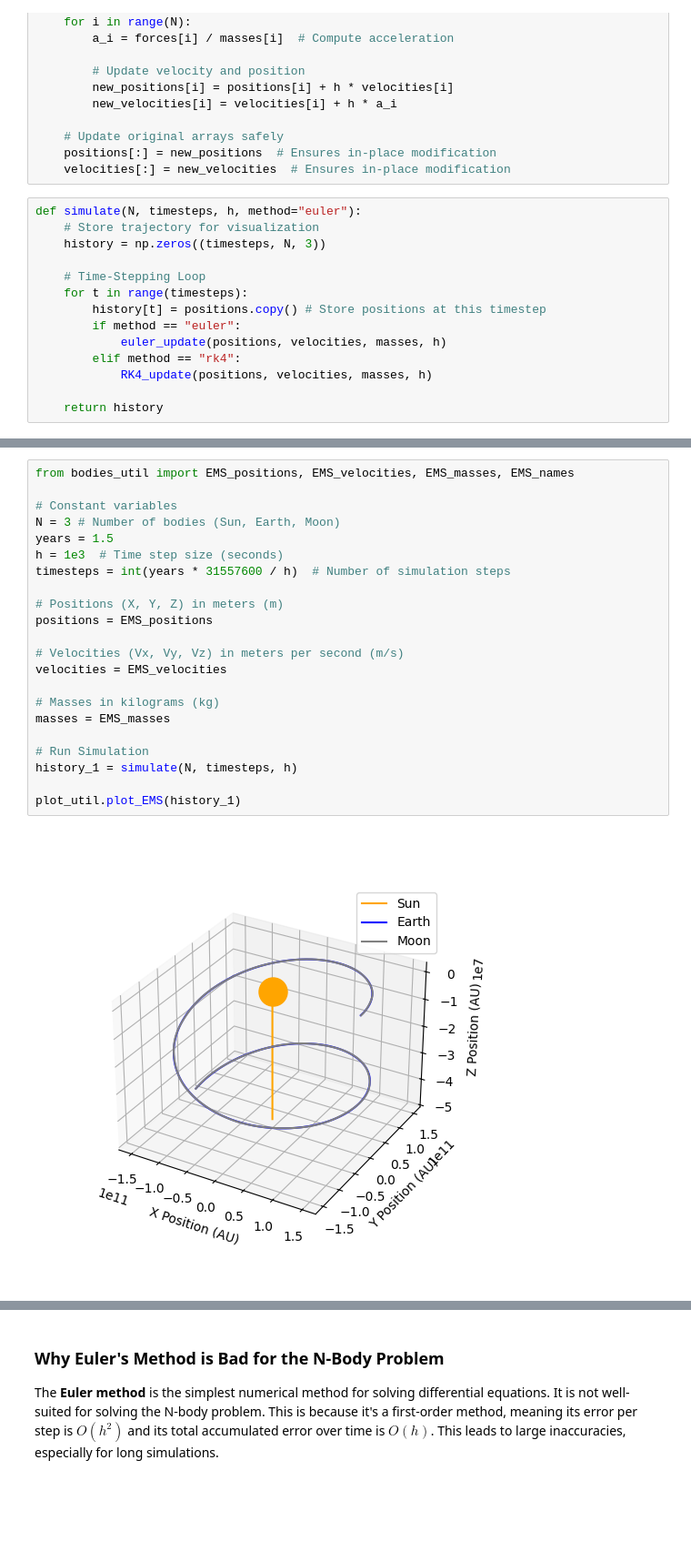
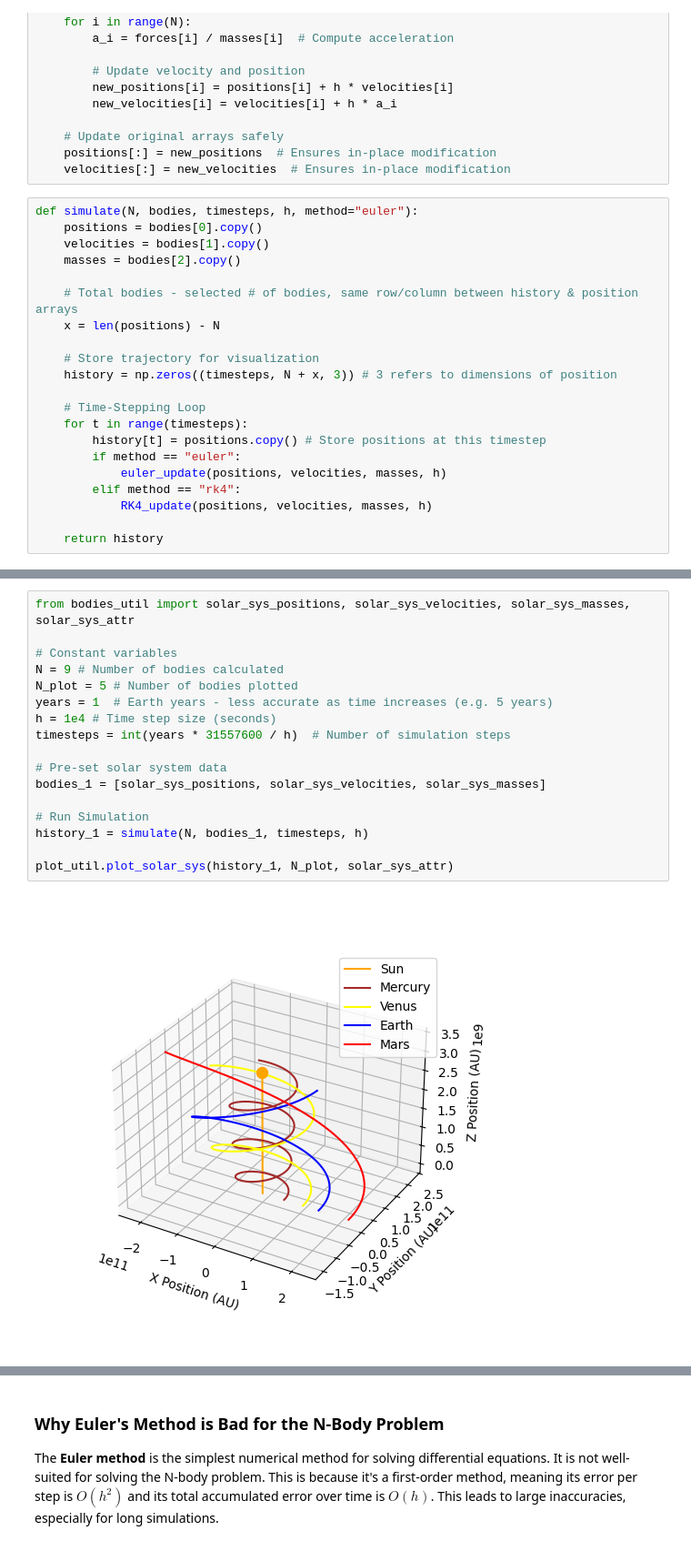
Before and after one commit to connorb0531/NBodyProblem, a Jupyter notebook: NBodyProblem.ipynb, the cells around one changed output, grey strips where cells are left out. Shown: that part at 91% size. Drawn from its saved outputs; the diff is of its cells as text; blank space fills up the shorter version.

```diff
--- a/NBodyProblem.ipynb
+++ b/NBodyProblem.ipynb
@@ -102,9 +102,16 @@ def euler_update(positions, velocities, masses, h):
     positions[:] = new_positions  # Ensures in-place modification
     velocities[:] = new_velocities  # Ensures in-place modification
 # %%
-def simulate(N, timesteps, h, method="euler"):
+def simulate(N, bodies, timesteps, h, method="euler"):
+    positions = bodies[0].copy()
+    velocities = bodies[1].copy()
+    masses = bodies[2].copy()
+
+    # Total bodies - selected # of bodies, same row/column between history & position arrays
+    x = len(positions) - N
+
     # Store trajectory for visualization
-    history = np.zeros((timesteps, N, 3))
+    history = np.zeros((timesteps, N + x, 3)) # 3 refers to dimensions of position
 
     # Time-Stepping Loop
     for t in range(timesteps):
@@ -120,24 +133,19 @@ def simulate(N, timesteps, h, method="euler"):
 # %%
-from bodies_util import EMS_positions, EMS_velocities, EMS_masses, EMS_names
+from bodies_util import solar_sys_positions, solar_sys_velocities, solar_sys_masses, solar_sys_attr
 
 # Constant variables
-N = 3 # Number of bodies (Sun, Earth, Moon)
-years = 1.5
-h = 1e3  # Time step size (seconds)
+N = 9 # Number of bodies calculated
+N_plot = 5 # Number of bodies plotted
+years = 1  # Earth years - less accurate as time increases (e.g. 5 years)
+h = 1e4 # Time step size (seconds)
 timesteps = int(years * 31557600 / h)  # Number of simulation steps
 
-# Positions (X, Y, Z) in meters (m)
-positions = EMS_positions
-
-# Velocities (Vx, Vy, Vz) in meters per second (m/s)
-velocities = EMS_velocities
-
-# Masses in kilograms (kg)
-masses = EMS_masses
+# Pre-set solar system data
+bodies_1 = [solar_sys_positions, solar_sys_velocities, solar_sys_masses]
 
 # Run Simulation
-history_1 = simulate(N, timesteps, h)
+history_1 = simulate(N, bodies_1, timesteps, h)
 
-plot_util.plot_EMS(history_1)
+plot_util.plot_solar_sys(history_1, N_plot, solar_sys_attr)
 # %% [output]
-[figure, old version]
+[figure, new version]
```
Also changed, not shown: parts of 10 cells of this notebook, 2 other files.
